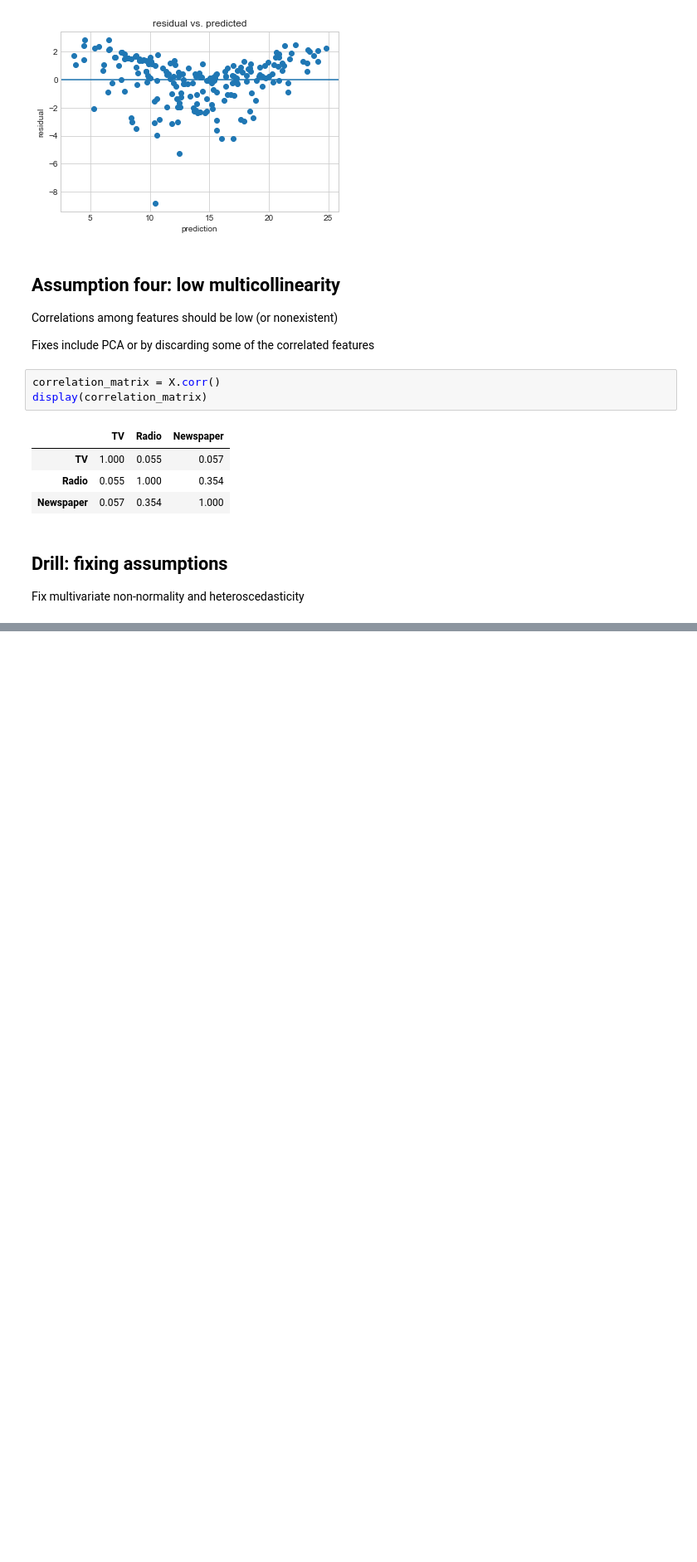
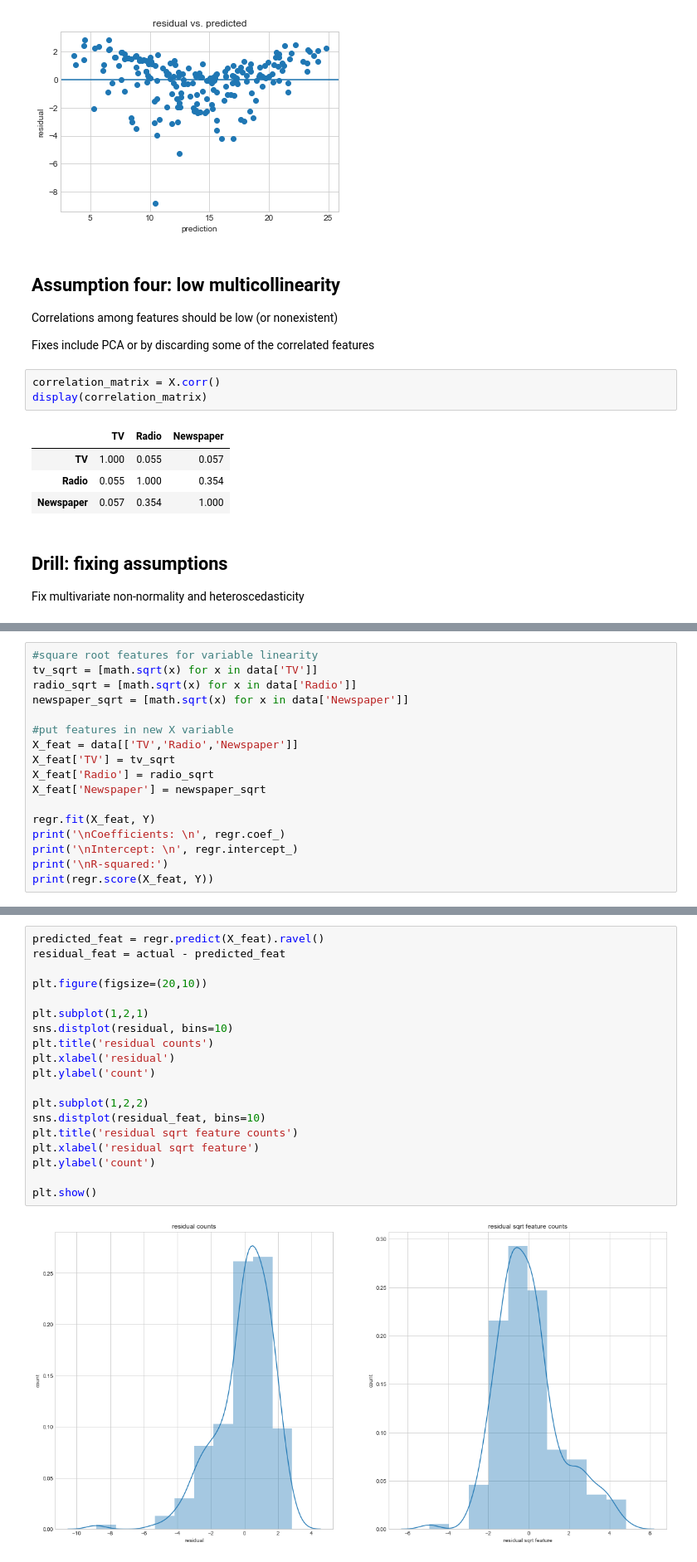
Before and after one commit to brianmcguckin/thinkful_unit_02_supervised_learning, a Jupyter notebook: 02_04_03_explanatory_power_assumptions_of_linear_regression.ipynb, the cells around one changed output, grey strips where cells are left out. Shown at 83% size. Cells and saved outputs as stored; diff of their text form; blank space fills up the shorter version.

```diff
--- a/02_04_03_explanatory_power_assumptions_of_linear_regression.ipynb
+++ b/02_04_03_explanatory_power_assumptions_of_linear_regression.ipynb
@@ -170,0 +135,17 @@ plt.show()
+# %%
+#square root features for variable linearity
+tv_sqrt = [math.sqrt(x) for x in data['TV']]
+radio_sqrt = [math.sqrt(x) for x in data['Radio']]
+newspaper_sqrt = [math.sqrt(x) for x in data['Newspaper']]
+
+#put features in new X variable
+X_feat = data[['TV','Radio','Newspaper']]
+X_feat['TV'] = tv_sqrt
+X_feat['Radio'] = radio_sqrt
+X_feat['Newspaper'] = newspaper_sqrt
+
+regr.fit(X_feat, Y)
+print('\nCoefficients: \n', regr.coef_)
+print('\nIntercept: \n', regr.intercept_)
+print('\nR-squared:')
+print(regr.score(X_feat, Y))
@@ -170,0 +176,21 @@ plt.show()
+# %%
+predicted_feat = regr.predict(X_feat).ravel()
+residual_feat = actual - predicted_feat
+
+plt.figure(figsize=(20,10))
+
+plt.subplot(1,2,1)
+sns.distplot(residual, bins=10)
+plt.title('residual counts')
+plt.xlabel('residual')
+plt.ylabel('count')
+
+plt.subplot(1,2,2)
+sns.distplot(residual_feat, bins=10)
+plt.title('residual sqrt feature counts')
+plt.xlabel('residual sqrt feature')
+plt.ylabel('count')
+
+plt.show()
+# %% [output]
+[figure, added]
```
Also changed, not shown: parts of 7 cells of this notebook.
